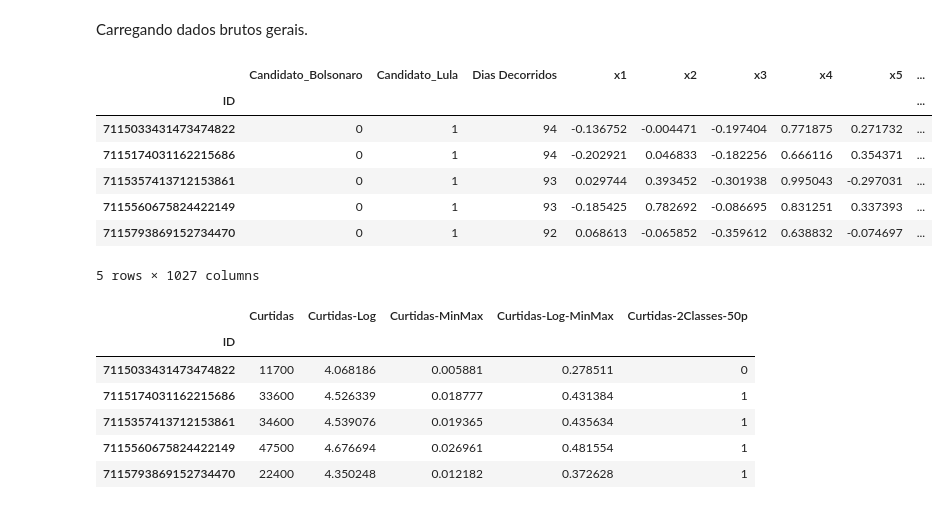
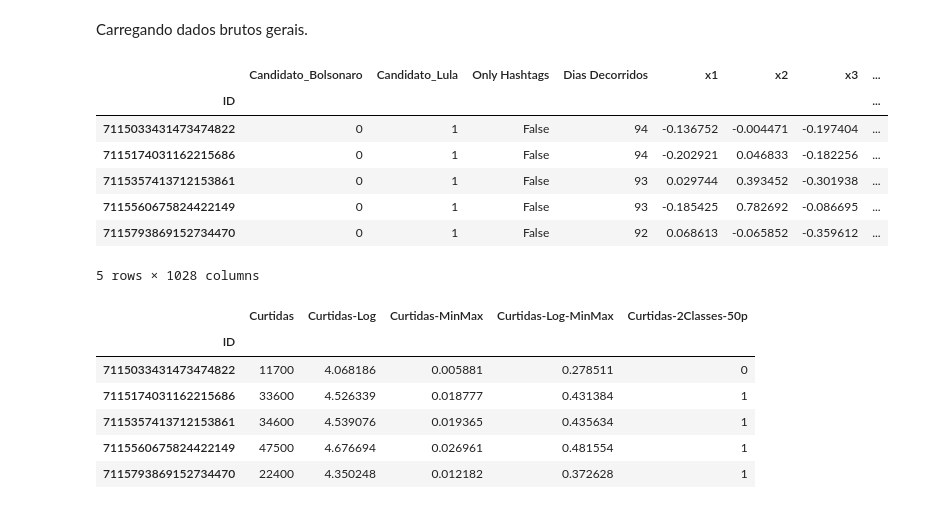
Before and after one commit to pablo-sampaio/embedding-to-likes, a Jupyter notebook: 2-Classificacao-50p-Treinamento(Somente tiktok).ipynb, the cells around one changed output. Saved outputs shown, nothing was run; the diff lists cells and outputs as text; code cells hidden in the pictures.

```diff
--- a/2-Classificacao-50p-Treinamento(Somente tiktok).ipynb
+++ b/2-Classificacao-50p-Treinamento(Somente tiktok).ipynb
@@ -19,17 +19,16 @@ SOCIAL_NETWORK = 'tiktok'
 Carregando dados brutos gerais.
 # %%
 dfx = pd.read_excel(f"{BASE_PATH}full-preproc2-inputs_{MODEL_NAME}_{SOCIAL_NETWORK}.xlsx", index_col='ID')
-dfx.drop(columns=["Only Hashtags"],inplace=True)
 dfx.head()
 # %% [output]
-|  | Candidato_Bolsonaro | Candidato_Lula | Dias Decorridos | x1 | x2 | x3 | x4 | x5 | ... |
-| ID |  |  |  |  |  |  |  |  | ... |
-| 7115033431473474822 | 0 | 1 | 94 | -0.136752 | -0.004471 | -0.197404 | 0.771875 | 0.271732 | ... |
-| 7115174031162215686 | 0 | 1 | 94 | -0.202921 | 0.046833 | -0.182256 | 0.666116 | 0.354371 | ... |
-| 7115357413712153861 | 0 | 1 | 93 | 0.029744 | 0.393452 | -0.301938 | 0.995043 | -0.297031 | ... |
-| 7115560675824422149 | 0 | 1 | 93 | -0.185425 | 0.782692 | -0.086695 | 0.831251 | 0.337393 | ... |
-| 7115793869152734470 | 0 | 1 | 92 | 0.068613 | -0.065852 | -0.359612 | 0.638832 | -0.074697 | ... |
+|  | Candidato_Bolsonaro | Candidato_Lula | Only Hashtags | Dias Decorridos | x1 | x2 | x3 | ... |
+| ID |  |  |  |  |  |  |  | ... |
+| 7115033431473474822 | 0 | 1 | False | 94 | -0.136752 | -0.004471 | -0.197404 | ... |
+| 7115174031162215686 | 0 | 1 | False | 94 | -0.202921 | 0.046833 | -0.182256 | ... |
+| 7115357413712153861 | 0 | 1 | False | 93 | 0.029744 | 0.393452 | -0.301938 | ... |
+| 7115560675824422149 | 0 | 1 | False | 93 | -0.185425 | 0.782692 | -0.086695 | ... |
+| 7115793869152734470 | 0 | 1 | False | 92 | 0.068613 | -0.065852 | -0.359612 | ... |
-5 rows × 1027 columns
+5 rows × 1028 columns
 # %%
 dfy_full = pd.read_excel(f"{BASE_PATH}full-preproc2-outputs_{MODEL_NAME}_{SOCIAL_NETWORK}.xlsx", index_col='ID')
 dfy_full.head()
```
Also changed, not shown: parts of 22 cells of this notebook, 7 other files.
